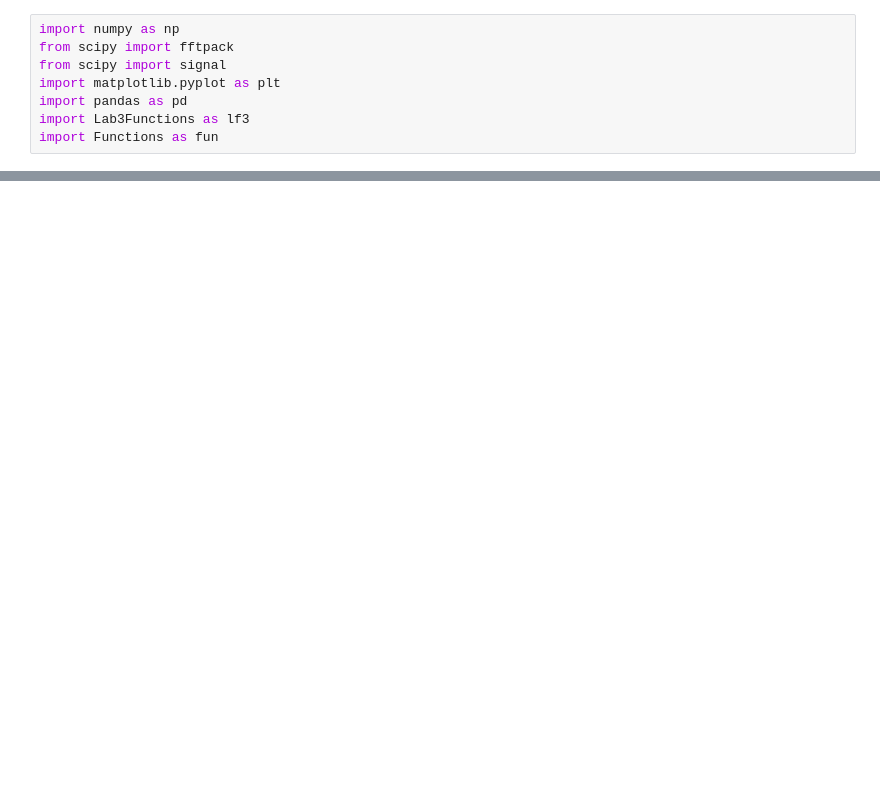
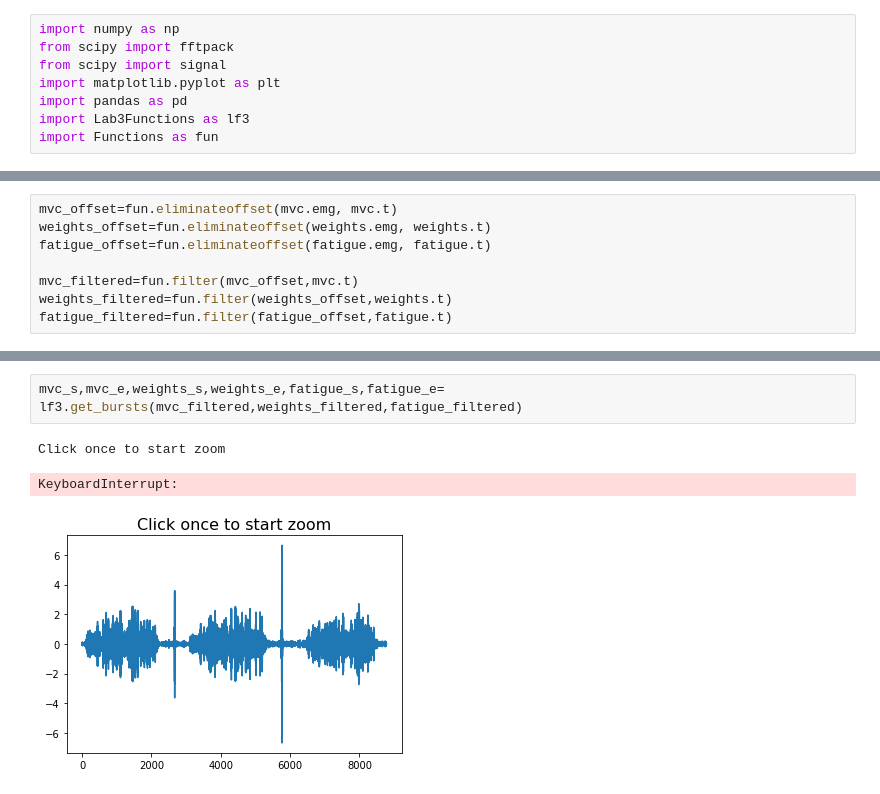
Before and after one commit to sophiealtmann/BSV_Prak_3, a Jupyter notebook: Python Code/Vorverarbeitung der Rohdaten.ipynb, the cells around one changed output, grey strips where cells are left out. Saved outputs shown, nothing was run; the diff lists cells and outputs as text; blank space fills up the shorter version.

```diff
--- a/Python Code/Vorverarbeitung der Rohdaten.ipynb
+++ b/Python Code/Vorverarbeitung der Rohdaten.ipynb
@@ -32,0 +34,8 @@ TypeError: huelle() takes 3 positional arguments but 4 were given
+# %%
+mvc_offset=fun.eliminateoffset(mvc.emg, mvc.t)
+weights_offset=fun.eliminateoffset(weights.emg, weights.t)
+fatigue_offset=fun.eliminateoffset(fatigue.emg, fatigue.t)
+
+mvc_filtered=fun.filter(mvc_offset,mvc.t)
+weights_filtered=fun.filter(weights_offset,weights.t)
+fatigue_filtered=fun.filter(fatigue_offset,fatigue.t)
@@ -32,0 +58,6 @@ TypeError: huelle() takes 3 positional arguments but 4 were given
+# %%
+mvc_s,mvc_e,weights_s,weights_e,fatigue_s,fatigue_e= lf3.get_bursts(mvc_filtered,weights_filtered,fatigue_filtered)
+# %% [output]
+Click once to start zoom
+KeyboardInterrupt:
+[figure, added]
```
Also changed, not shown: parts of 6 cells of this notebook, 19 other files.
